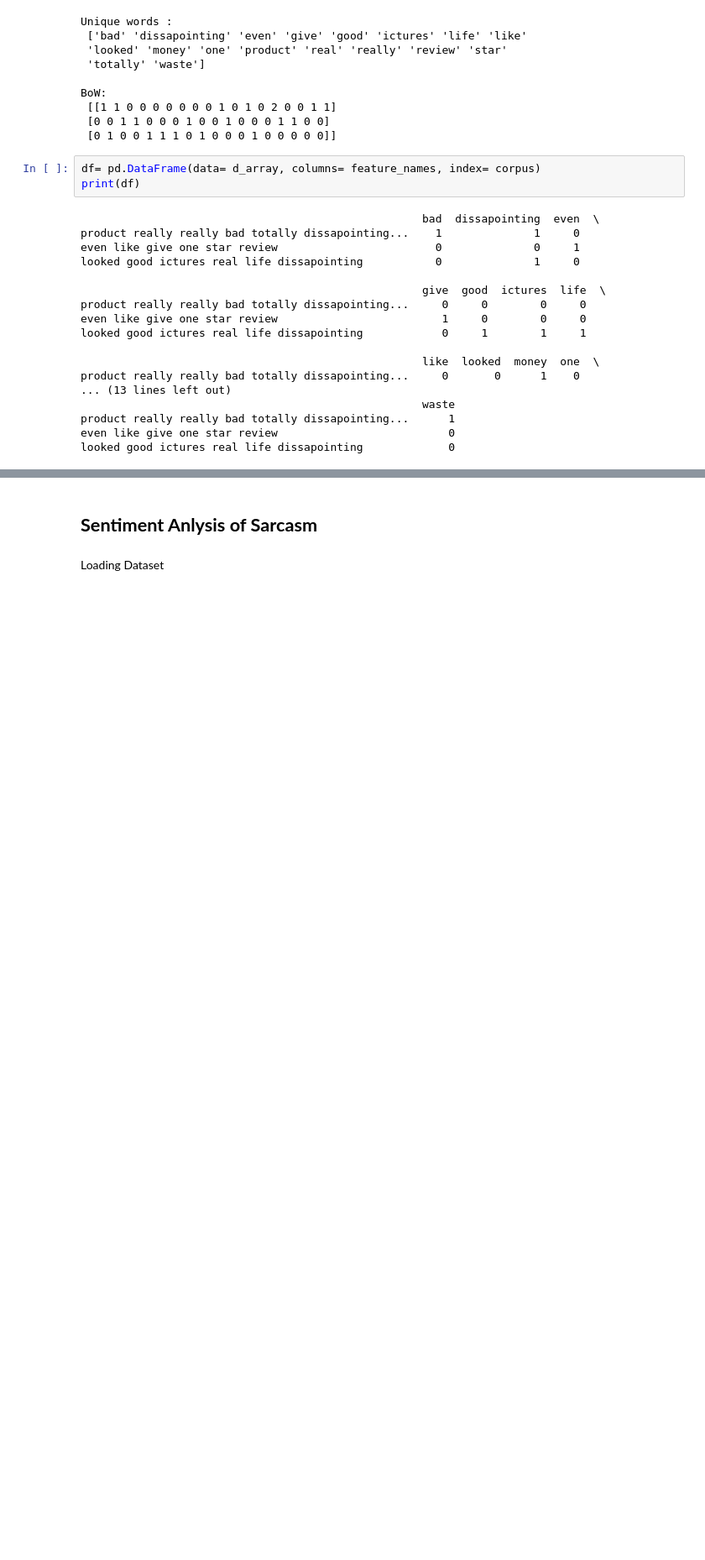
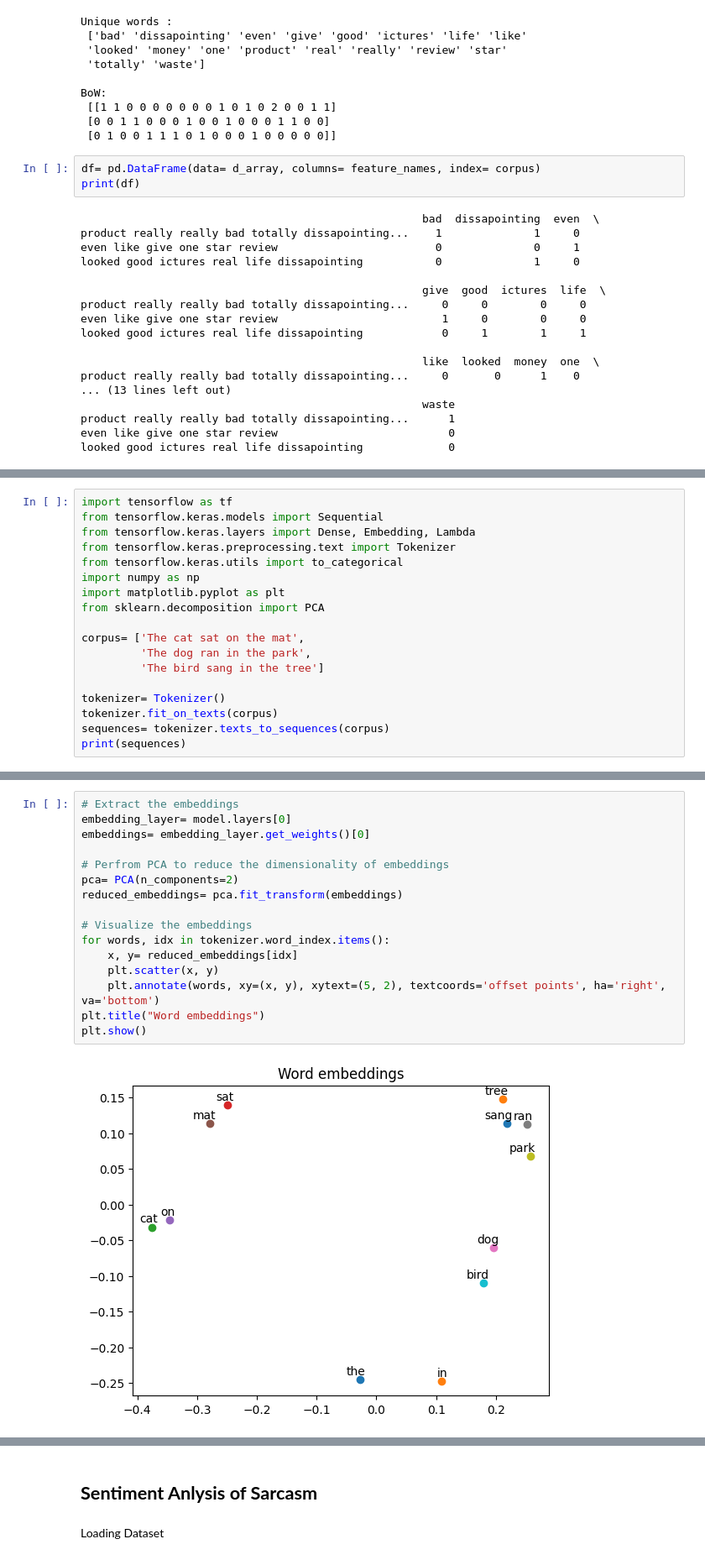
Before and after one commit to Chef-strash/Messblock-Dojo, a Jupyter notebook: NLP/NLP.ipynb, the cells around one changed output, grey strips where cells are left out. Shown at 84% size. Cells and saved outputs as stored; diff of their text form; blank space fills up the shorter version.

```diff
--- a/NLP/NLP.ipynb
+++ b/NLP/NLP.ipynb
@@ -420,0 +514,18 @@ looked good ictures real life dissapointing             0
+# %%
+import tensorflow as tf
+from tensorflow.keras.models import Sequential
+from tensorflow.keras.layers import Dense, Embedding, Lambda
+from tensorflow.keras.preprocessing.text import Tokenizer
+from tensorflow.keras.utils import to_categorical
+import numpy as np
+import matplotlib.pyplot as plt
+from sklearn.decomposition import PCA
+
+corpus= ['The cat sat on the mat',
+         'The dog ran in the park',
+         'The bird sang in the tree']
+
+tokenizer= Tokenizer()
+tokenizer.fit_on_texts(corpus)
+sequences= tokenizer.texts_to_sequences(corpus)
+print(sequences)
@@ -420,0 +585,18 @@ looked good ictures real life dissapointing             0
+# %%
+# Extract the embeddings
+embedding_layer= model.layers[0]
+embeddings= embedding_layer.get_weights()[0]
+
+# Perfrom PCA to reduce the dimensionality of embeddings
+pca= PCA(n_components=2)
+reduced_embeddings= pca.fit_transform(embeddings)
+
+# Visualize the embeddings
+for words, idx in tokenizer.word_index.items():
+    x, y= reduced_embeddings[idx]
+    plt.scatter(x, y)
+    plt.annotate(words, xy=(x, y), xytext=(5, 2), textcoords='offset points', ha='right', va='bottom')
+plt.title("Word embeddings")
+plt.show()
+# %% [output]
+[figure, added]
```
Also changed, not shown: parts of 32 cells of this notebook, 4 other files.
